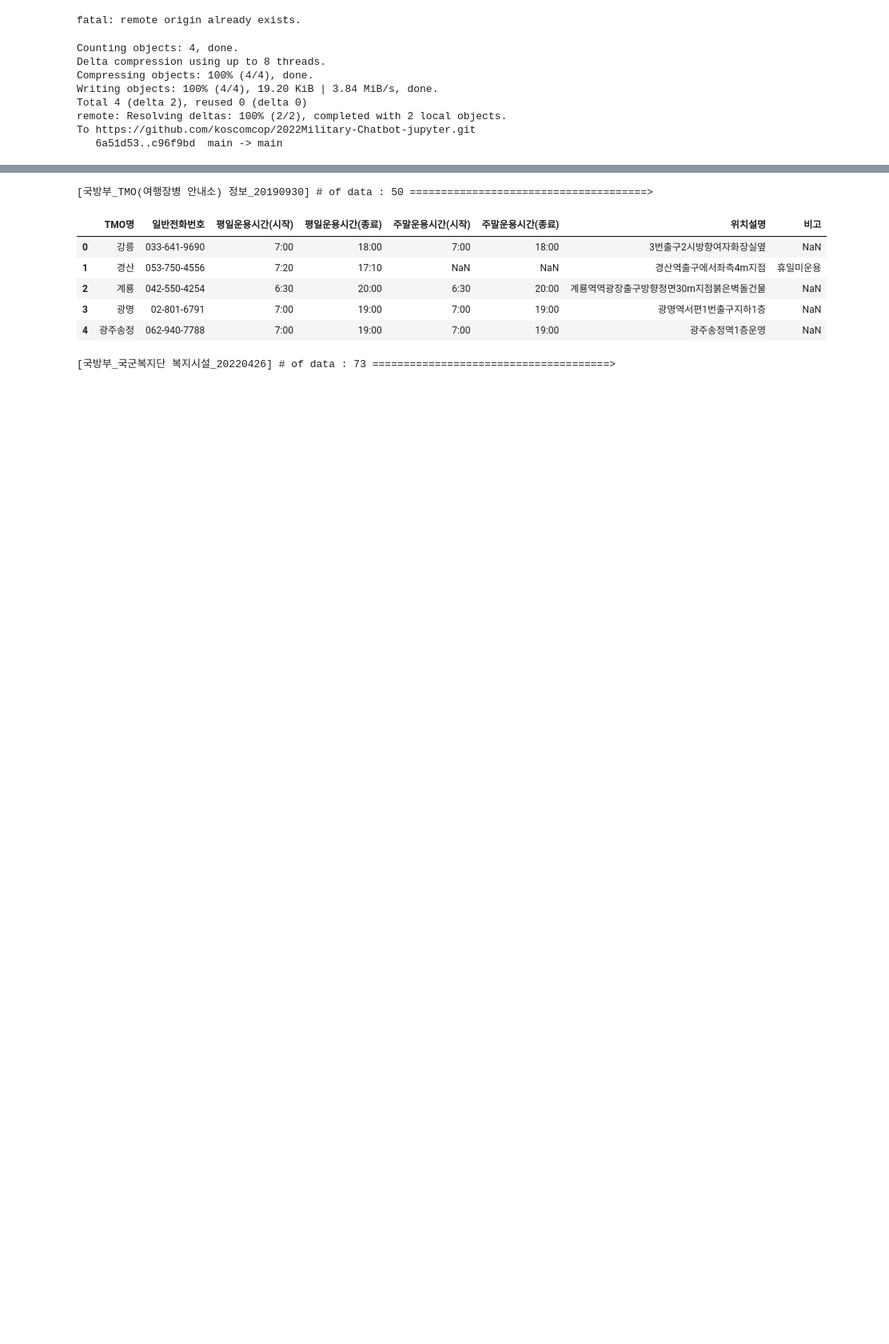
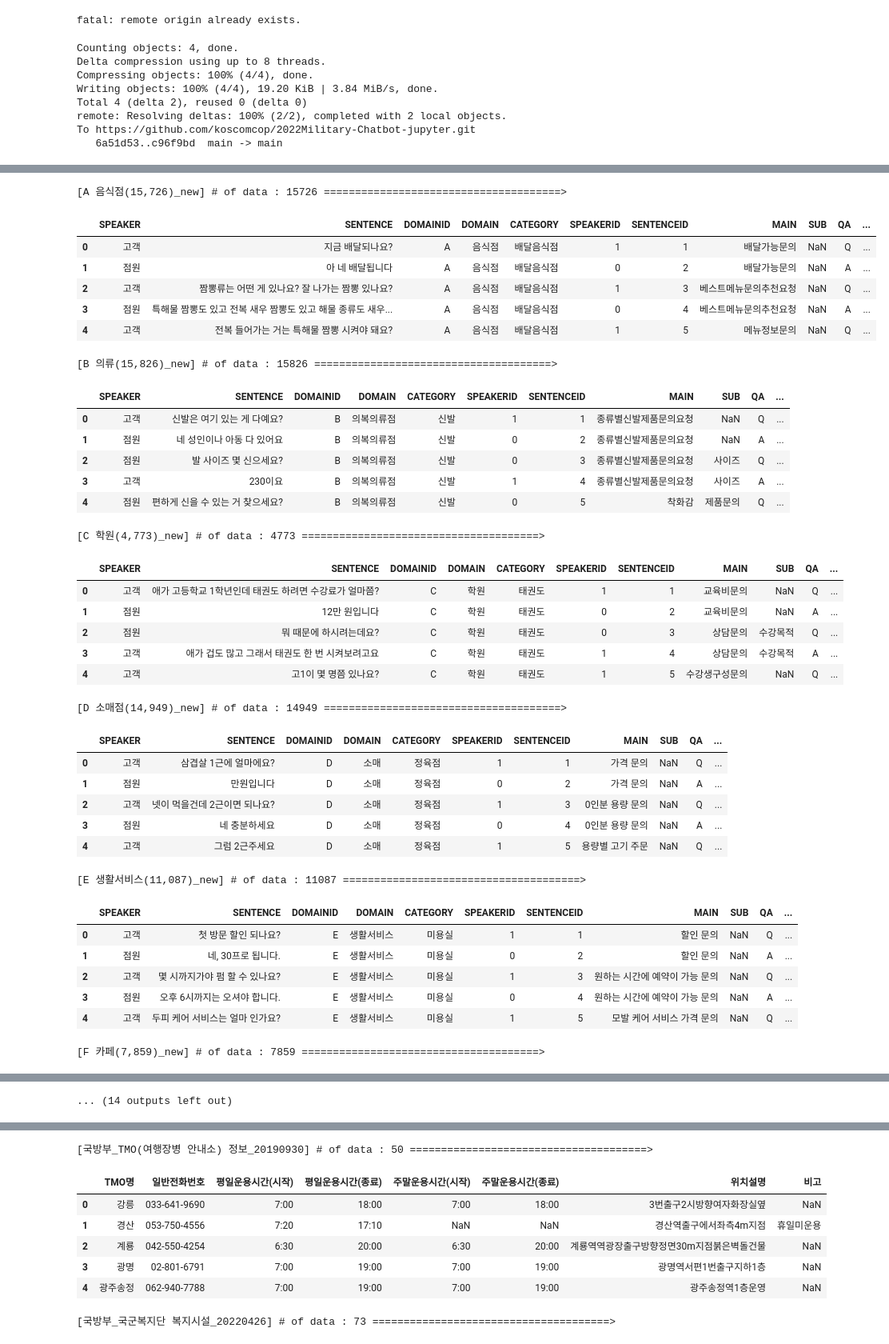
Before and after one commit to koscomcop/2022Military-Chatbot-jupyter, a Jupyter notebook: source/create_dataset.ipynb, the cells around one changed output, grey strips where cells are left out. Shown at 80% size. Drawn from its saved outputs; the diff is of its cells as text; code cells hidden in the pictures; blank space fills up the shorter version.

```diff
--- a/source/create_dataset.ipynb
+++ b/source/create_dataset.ipynb
@@ -48,0 +54,51 @@ To https://github.com/koscomcop/2022Military-Chatbot-jupyter.git
+# %%
+FILES_DIR=WORK_DIR+'files/korean_qa/'
+# %%
+import os
+
+korean_qas = []
+for dirname, _, filenames in os.walk(FILES_DIR):
+    for filename in filenames:
+        filepath = os.path.join(dirname, filename)
+        sample_df = pd.read_excel(filepath, encoding='utf-8')
+        korean_qas.append(sample_df)
+        print(f'[{filename.split(".")[0]}] # of data : {len(sample_df.index)} ======================================>')
+        display(sample_df.head())
+        print('\n')
+# %% [output]
+[A 음식점(15,726)_new] # of data : 15726 ======================================>
+|  | SPEAKER | SENTENCE | DOMAINID | DOMAIN | CATEGORY | SPEAKERID | SENTENCEID | MAIN | SUB | QA | ... |
+| 0 | 고객 | 지금 배달되나요? | A | 음식점 | 배달음식점 | 1 | 1 | 배달가능문의 | NaN | Q | ... |
+| 1 | 점원 | 아 네 배달됩니다 | A | 음식점 | 배달음식점 | 0 | 2 | 배달가능문의 | NaN | A | ... |
+| 2 | 고객 | 짬뽕류는 어떤 게 있나요? 잘 나가는 짬뽕 있나요? | A | 음식점 | 배달음식점 | 1 | 3 | 베스트메뉴문의추천요청 | NaN | Q | ... |
+| 3 | 점원 | 특해물 짬뽕도 있고 전복 새우 짬뽕도 있고 해물 종류도 새우... | A | 음식점 | 배달음식점 | 0 | 4 | 베스트메뉴문의추천요청 | NaN | A | ... |
+| 4 | 고객 | 전복 들어가는 거는 특해물 짬뽕 시켜야 돼요? | A | 음식점 | 배달음식점 | 1 | 5 | 메뉴정보문의 | NaN | Q | ... |
+[B 의류(15,826)_new] # of data : 15826 ======================================>
+|  | SPEAKER | SENTENCE | DOMAINID | DOMAIN | CATEGORY | SPEAKERID | SENTENCEID | MAIN | SUB | QA | ... |
+| 0 | 고객 | 신발은 여기 있는 게 다예요? | B | 의복의류점 | 신발 | 1 | 1 | 종류별신발제품문의요청 | NaN | Q | ... |
+| 1 | 점원 | 네 성인이나 아동 다 있어요 | B | 의복의류점 | 신발 | 0 | 2 | 종류별신발제품문의요청 | NaN | A | ... |
+| 2 | 점원 | 발 사이즈 몇 신으세요? | B | 의복의류점 | 신발 | 0 | 3 | 종류별신발제품문의요청 | 사이즈 | Q | ... |
+| 3 | 고객 | 230이요 | B | 의복의류점 | 신발 | 1 | 4 | 종류별신발제품문의요청 | 사이즈 | A | ... |
+| 4 | 점원 | 편하게 신을 수 있는 거 찾으세요? | B | 의복의류점 | 신발 | 0 | 5 | 착화감 | 제품문의 | Q | ... |
+[C 학원(4,773)_new] # of data : 4773 ======================================>
+|  | SPEAKER | SENTENCE | DOMAINID | DOMAIN | CATEGORY | SPEAKERID | SENTENCEID | MAIN | SUB | QA | ... |
+| 0 | 고객 | 애가 고등학교 1학년인데 태권도 하려면 수강료가 얼마쯤? | C | 학원 | 태권도 | 1 | 1 | 교육비문의 | NaN | Q | ... |
+| 1 | 점원 | 12만 원입니다 | C | 학원 | 태권도 | 0 | 2 | 교육비문의 | NaN | A | ... |
+| 2 | 점원 | 뭐 때문에 하시려는데요? | C | 학원 | 태권도 | 0 | 3 | 상담문의 | 수강목적 | Q | ... |
+| 3 | 고객 | 애가 겁도 많고 그래서 태권도 한 번 시켜보려고요 | C | 학원 | 태권도 | 1 | 4 | 상담문의 | 수강목적 | A | ... |
+| 4 | 고객 | 고1이 몇 명쯤 있나요? | C | 학원 | 태권도 | 1 | 5 | 수강생구성문의 | NaN | Q | ... |
+[D 소매점(14,949)_new] # of data : 14949 ======================================>
+|  | SPEAKER | SENTENCE | DOMAINID | DOMAIN | CATEGORY | SPEAKERID | SENTENCEID | MAIN | SUB | QA | ... |
+| 0 | 고객 | 삼겹살 1근에 얼마에요? | D | 소매 | 정육점 | 1 | 1 | 가격 문의 | NaN | Q | ... |
+| 1 | 점원 | 만원입니다 | D | 소매 | 정육점 | 0 | 2 | 가격 문의 | NaN | A | ... |
+| 2 | 고객 | 넷이 먹을건데 2근이면 되나요? | D | 소매 | 정육점 | 1 | 3 | 0인분 용량 문의 | NaN | Q | ... |
+| 3 | 점원 | 네 충분하세요 | D | 소매 | 정육점 | 0 | 4 | 0인분 용량 문의 | NaN | A | ... |
+| 4 | 고객 | 그럼 2근주세요 | D | 소매 | 정육점 | 1 | 5 | 용량별 고기 주문 | NaN | Q | ... |
+[E 생활서비스(11,087)_new] # of data : 11087 ======================================>
+|  | SPEAKER | SENTENCE | DOMAINID | DOMAIN | CATEGORY | SPEAKERID | SENTENCEID | MAIN | SUB | QA | ... |
+| 0 | 고객 | 첫 방문 할인 되나요? | E | 생활서비스 | 미용실 | 1 | 1 | 할인 문의 | NaN | Q | ... |
+| 1 | 점원 | 네, 30프로 됩니다. | E | 생활서비스 | 미용실 | 0 | 2 | 할인 문의 | NaN | A | ... |
+| 2 | 고객 | 몇 시까지가야 펌 할 수 있나요? | E | 생활서비스 | 미용실 | 1 | 3 | 원하는 시간에 예약이 가능 문의 | NaN | Q | ... |
+| 3 | 점원 | 오후 6시까지는 오셔야 합니다. | E | 생활서비스 | 미용실 | 0 | 4 | 원하는 시간에 예약이 가능 문의 | NaN | A | ... |
+| 4 | 고객 | 두피 케어 서비스는 얼마 인가요? | E | 생활서비스 | 미용실 | 1 | 5 | 모발 케어 서비스 가격 문의 | NaN | Q | ... |
+[F 카페(7,859)_new] # of data : 7859 ======================================>
@@ -48,0 +111 @@ To https://github.com/koscomcop/2022Military-Chatbot-jupyter.git
+... (14 outputs left out)
```
Also changed, not shown: parts of 16 cells of this notebook, 2 other files.
